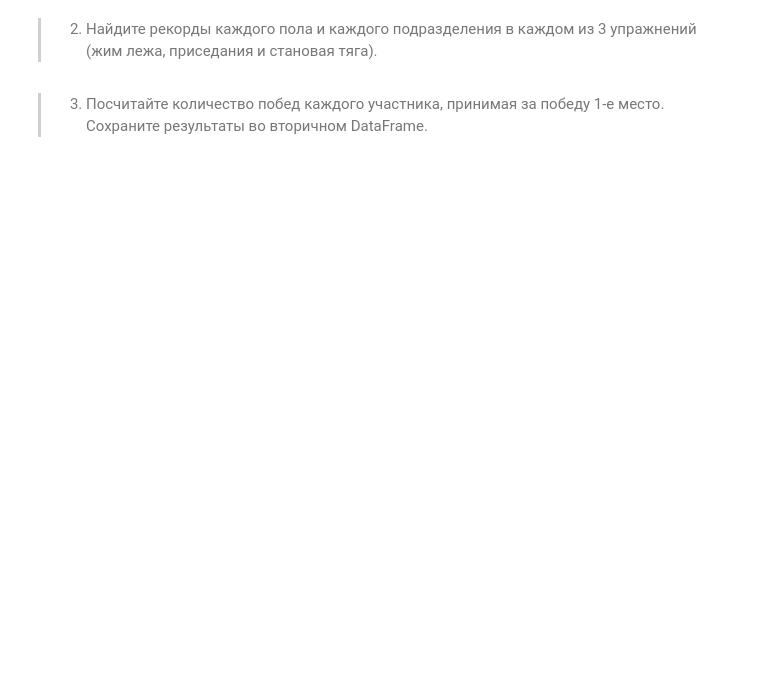
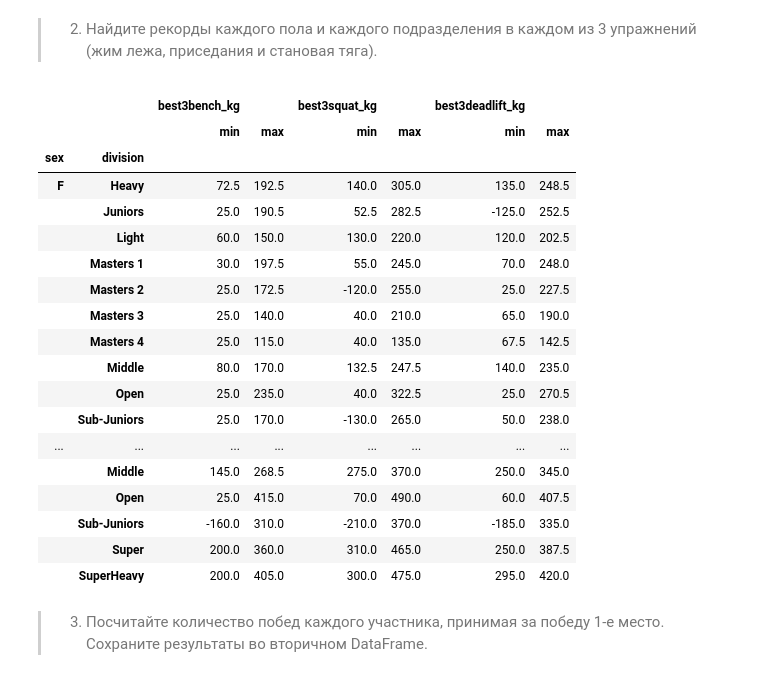
Before and after one commit to krestiankin/home_work_bi, a Jupyter notebook: hw7.ipynb, the cells around one changed output. Saved outputs shown, nothing was run; the diff lists cells and outputs as text; code cells hidden in the pictures; blank space fills up the shorter version.

```diff
--- a/hw7.ipynb
+++ b/hw7.ipynb
@@ -32,2 +25,25 @@ df.info()
+# %%
+df2 = df.groupby(['sex', 'division'])[['best3bench_kg', 'best3squat_kg', 'best3deadlift_kg']].agg(['min', 'max'])
+df2
+# %% [output]
+|  |  | best3bench_kg |  | best3squat_kg |  | best3deadlift_kg |  |
+|  |  | min | max | min | max | min | max |
+| sex | division |  |  |  |  |  |  |
+| F | Heavy | 72.5 | 192.5 | 140.0 | 305.0 | 135.0 | 248.5 |
+|  | Juniors | 25.0 | 190.5 | 52.5 | 282.5 | -125.0 | 252.5 |
+|  | Light | 60.0 | 150.0 | 130.0 | 220.0 | 120.0 | 202.5 |
+|  | Masters 1 | 30.0 | 197.5 | 55.0 | 245.0 | 70.0 | 248.0 |
+|  | Masters 2 | 25.0 | 172.5 | -120.0 | 255.0 | 25.0 | 227.5 |
+|  | Masters 3 | 25.0 | 140.0 | 40.0 | 210.0 | 65.0 | 190.0 |
+|  | Masters 4 | 25.0 | 115.0 | 40.0 | 135.0 | 67.5 | 142.5 |
+|  | Middle | 80.0 | 170.0 | 132.5 | 247.5 | 140.0 | 235.0 |
+|  | Open | 25.0 | 235.0 | 40.0 | 322.5 | 25.0 | 270.5 |
+|  | Sub-Juniors | 25.0 | 170.0 | -130.0 | 265.0 | 50.0 | 238.0 |
+| ... | ... | ... | ... | ... | ... | ... | ... |
+|  | Middle | 145.0 | 268.5 | 275.0 | 370.0 | 250.0 | 345.0 |
+|  | Open | 25.0 | 415.0 | 70.0 | 490.0 | 60.0 | 407.5 |
+|  | Sub-Juniors | -160.0 | 310.0 | -210.0 | 370.0 | -185.0 | 335.0 |
+|  | Super | 200.0 | 360.0 | 310.0 | 465.0 | 250.0 | 387.5 |
+|  | SuperHeavy | 200.0 | 405.0 | 300.0 | 475.0 | 295.0 | 420.0 |
 # %% [markdown]
 >3. Посчитайте количество побед каждого участника, принимая за победу 1-е место. Сохраните результаты во вторичном DataFrame.
```
Also changed, not shown: parts of 9 cells of this notebook, 5 other files.
